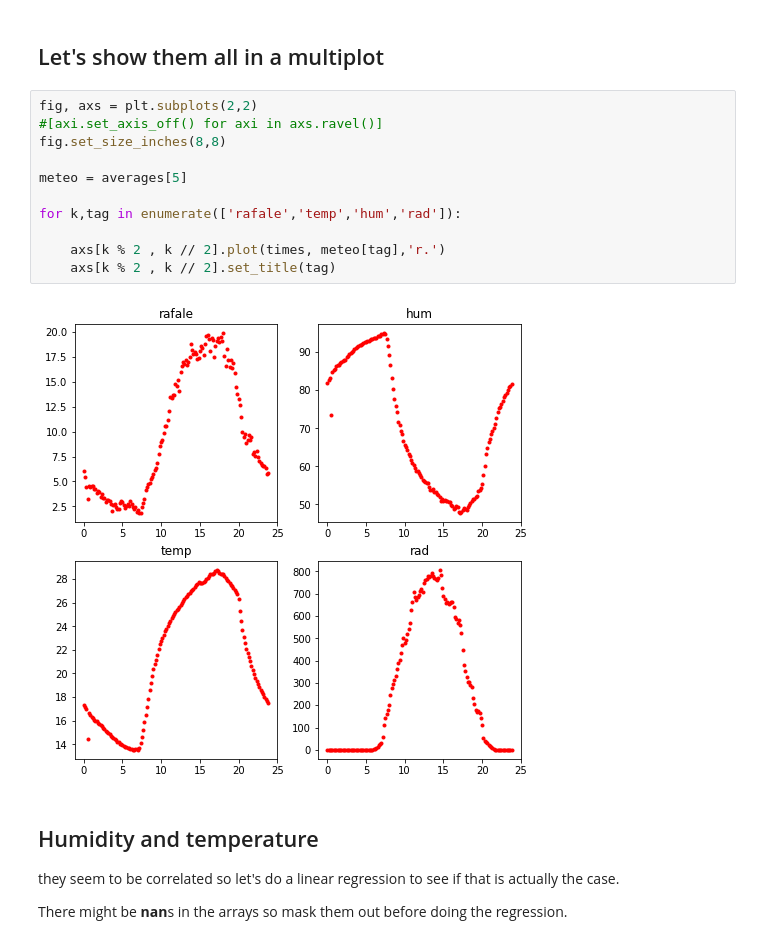
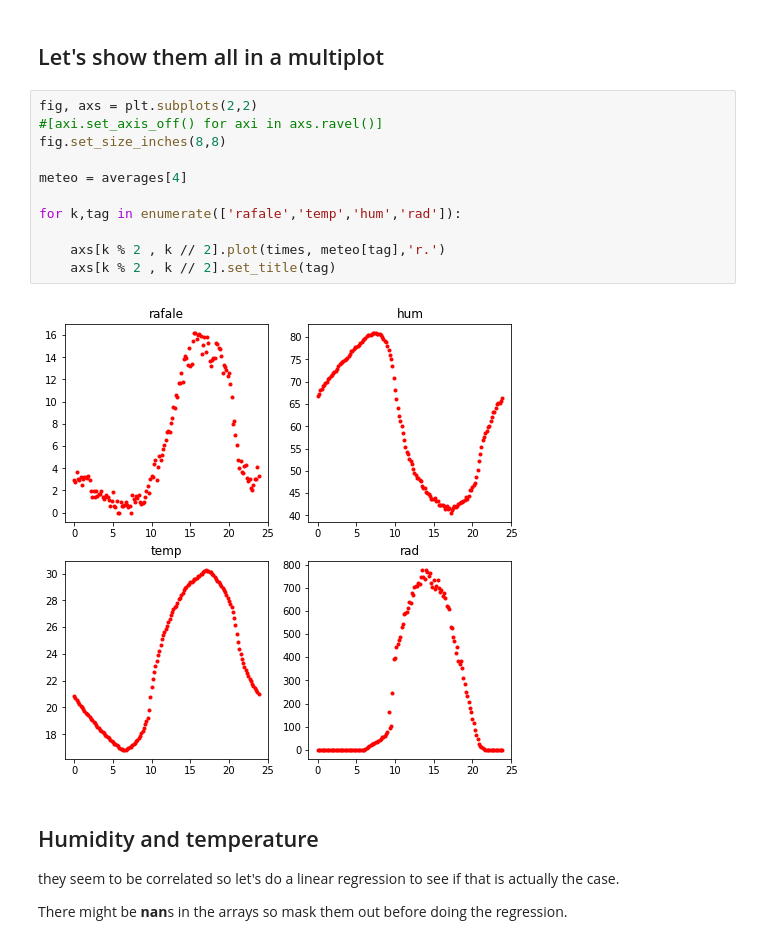
Before and after one commit to macbuse/ROMMA, a Jupyter notebook: romma_again.ipynb, the cells around one changed output. Saved outputs shown, nothing was run; the diff lists cells and outputs as text.

```diff
--- a/romma_again.ipynb
+++ b/romma_again.ipynb
@@ -371,16 +351,16 @@ for station, series in data.items():
 # %%
 fig, axs = plt.subplots(2,2)
 #[axi.set_axis_off() for axi in axs.ravel()]
 fig.set_size_inches(8,8)
 
-meteo = averages[5]
+meteo = averages[4]
 
 for k,tag in enumerate(['rafale','temp','hum','rad']):
 
     axs[k % 2 , k // 2].plot(times, meteo[tag],'r.')
     axs[k % 2 , k // 2].set_title(tag)
 # %% [output]
-[figure, old version]
+[figure, new version]
 # %% [markdown]
 ## Humidity and temperature
 
```
Also changed, not shown: parts of 12 cells of this notebook, 1 other file.
